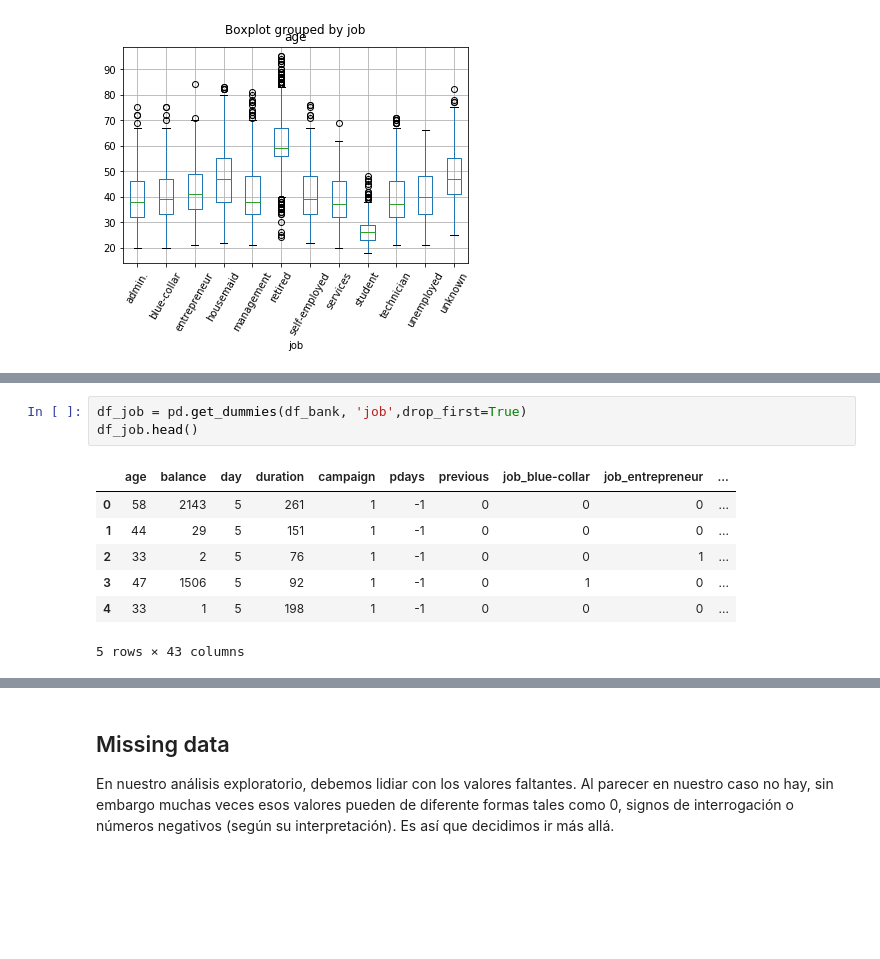
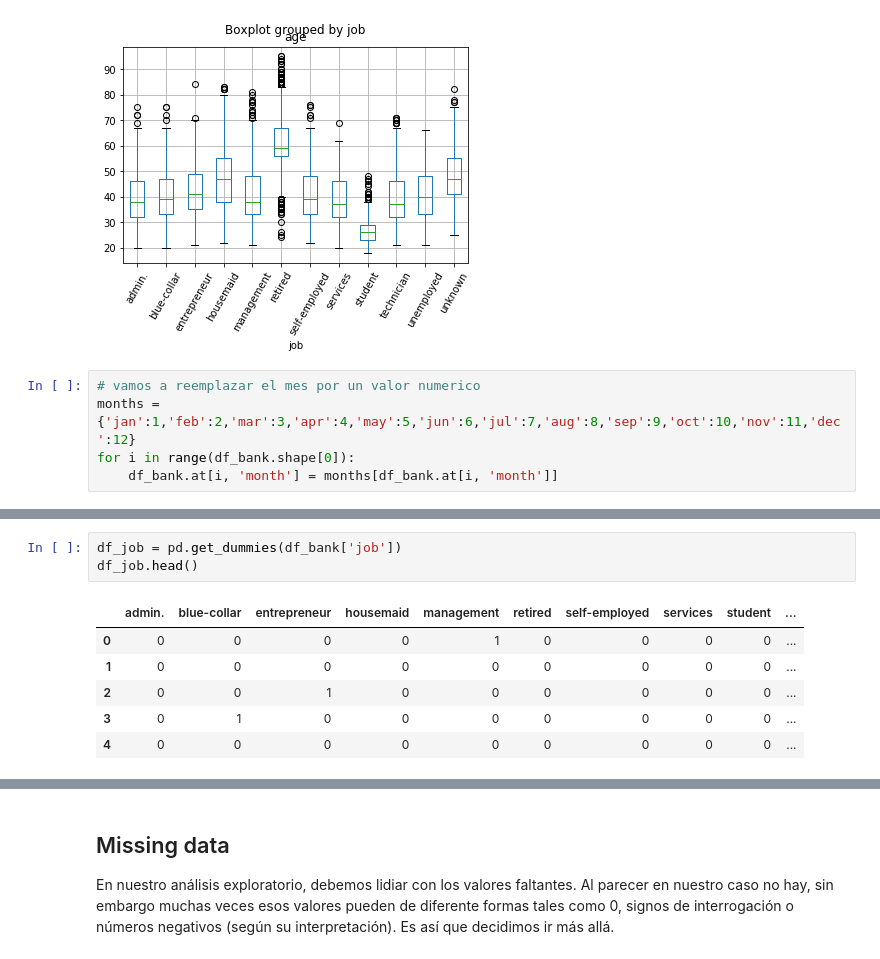
Before and after one commit to jaiderog/ML_IntroductoryCourse, a Jupyter notebook: Proyecto/notebook.ipynb, the cells around one changed output, grey strips where cells are left out. Cells and saved outputs as stored; diff of their text form; blank space fills up the shorter version.

```diff
--- a/Proyecto/notebook.ipynb
+++ b/Proyecto/notebook.ipynb
@@ -34,3 +51,8 @@ df_bank.boxplot('age','job',rot=60)
 plt.show()
 # %% [output]
 [figure]
+# %%
+# vamos a reemplazar el mes por un valor numerico
+months = {'jan':1,'feb':2,'mar':3,'apr':4,'may':5,'jun':6,'jul':7,'aug':8,'sep':9,'oct':10,'nov':11,'dec':12}
+for i in range(df_bank.shape[0]):
+    df_bank.at[i, 'month'] = months[df_bank.at[i, 'month']]
@@ -37,11 +104,10 @@ plt.show()
 # %%
-df_job = pd.get_dummies(df_bank, 'job',drop_first=True)
+df_job = pd.get_dummies(df_bank['job'])
 df_job.head()
 # %% [output]
-|  | age | balance | day | duration | campaign | pdays | previous | job_blue-collar | job_entrepreneur | ... |
-| 0 | 58 | 2143 | 5 | 261 | 1 | -1 | 0 | 0 | 0 | ... |
-| 1 | 44 | 29 | 5 | 151 | 1 | -1 | 0 | 0 | 0 | ... |
-| 2 | 33 | 2 | 5 | 76 | 1 | -1 | 0 | 0 | 1 | ... |
-| 3 | 47 | 1506 | 5 | 92 | 1 | -1 | 0 | 1 | 0 | ... |
-| 4 | 33 | 1 | 5 | 198 | 1 | -1 | 0 | 0 | 0 | ... |
+|  | admin. | blue-collar | entrepreneur | housemaid | management | retired | self-employed | services | student | ... |
+| 0 | 0 | 0 | 0 | 0 | 1 | 0 | 0 | 0 | 0 | ... |
+| 1 | 0 | 0 | 0 | 0 | 0 | 0 | 0 | 0 | 0 | ... |
+| 2 | 0 | 0 | 1 | 0 | 0 | 0 | 0 | 0 | 0 | ... |
+| 3 | 0 | 1 | 0 | 0 | 0 | 0 | 0 | 0 | 0 | ... |
+| 4 | 0 | 0 | 0 | 0 | 0 | 0 | 0 | 0 | 0 | ... |
-5 rows × 43 columns
```
Also changed, not shown: parts of 7 cells of this notebook, 1 other file.
